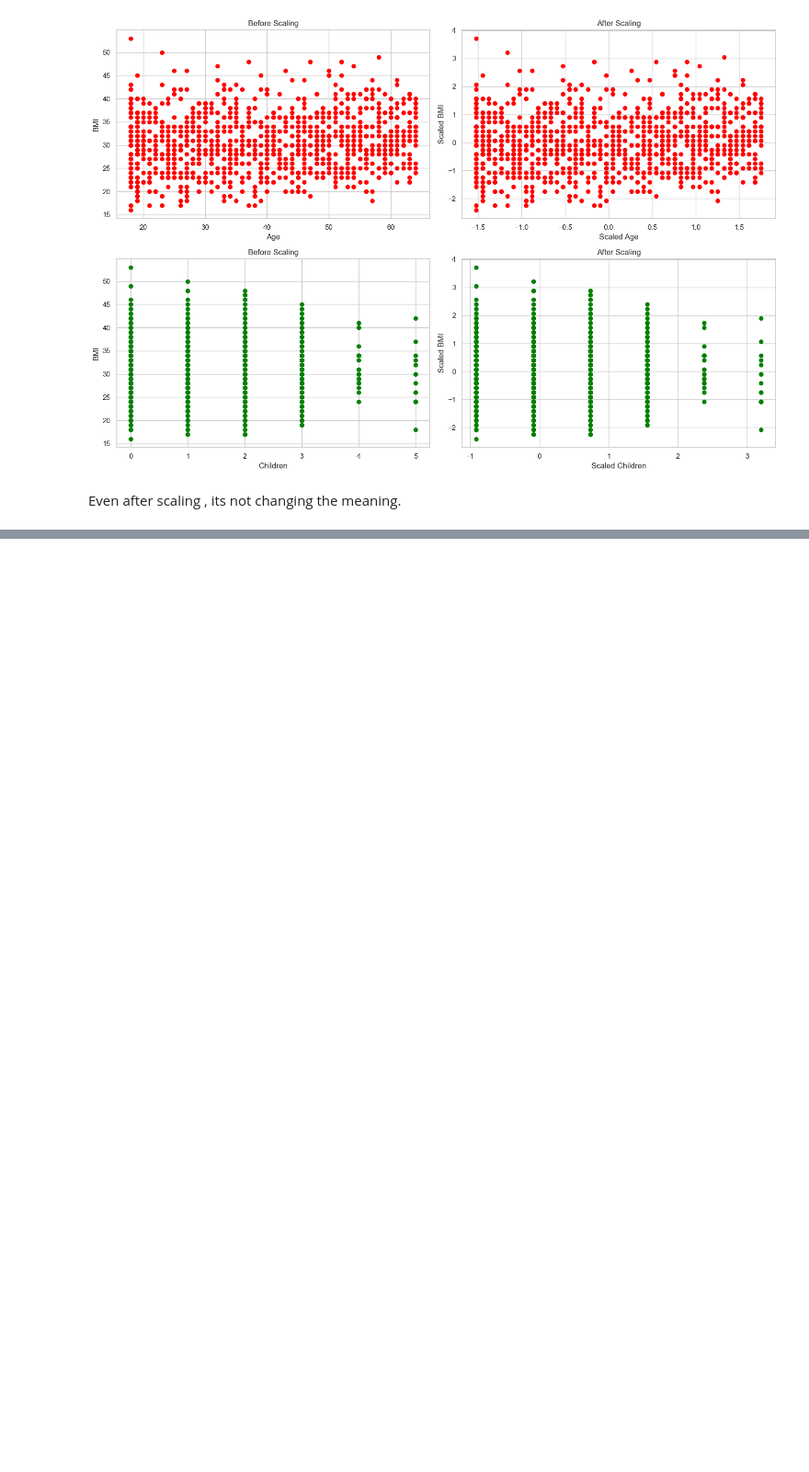
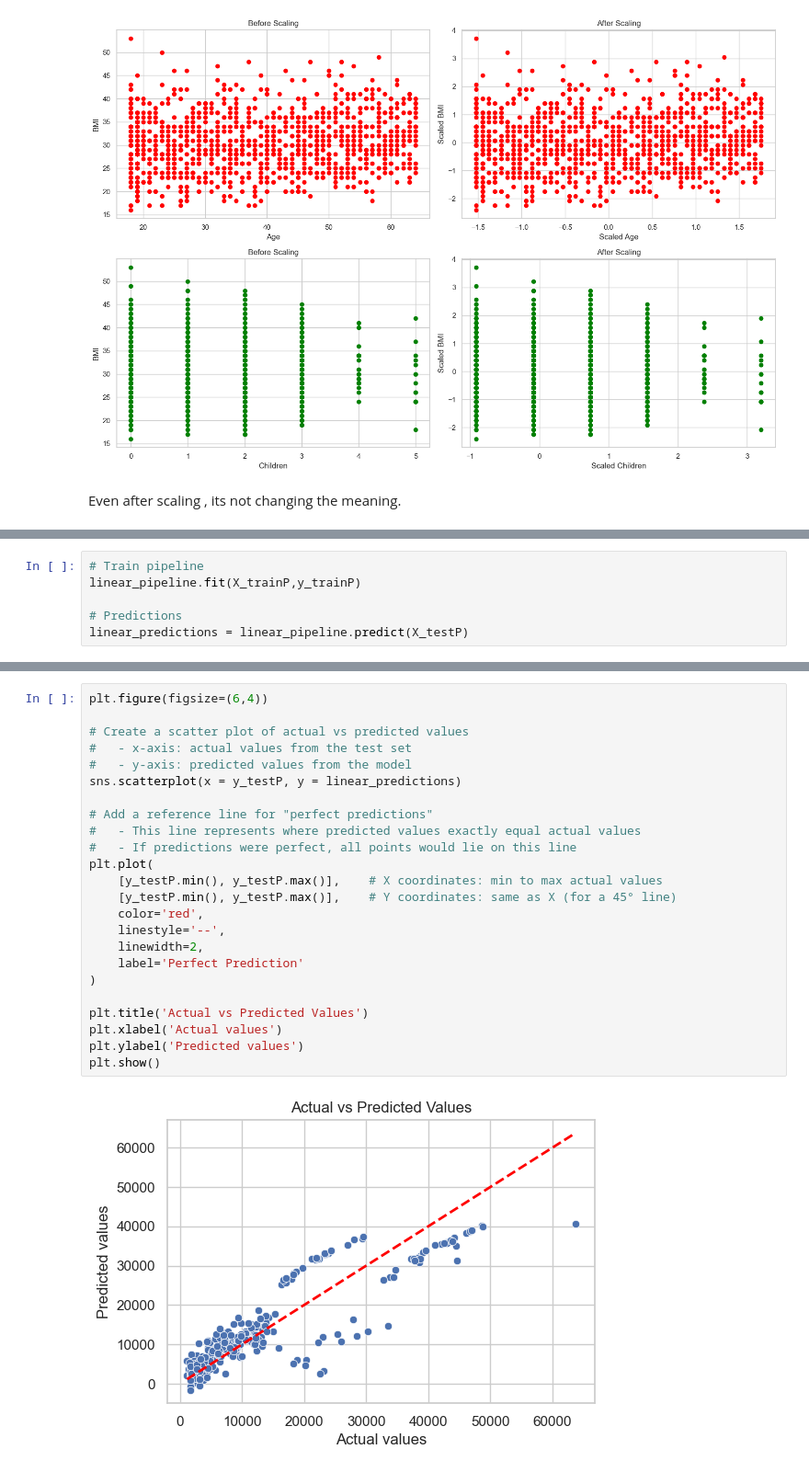
Before and after one commit to SoeRatch/applied-ml, a Jupyter notebook: regression/insurance_price_prediction/notebooks/insurance_price_prediction.ipynb, the cells around one changed output, grey strips where cells are left out. Shown at 92% size. Saved outputs shown, nothing was run; the diff lists cells and outputs as text; blank space fills up the shorter version.

Commit message:
Multiple Regression analysis - Insurance price prediction

```diff
--- a/regression/insurance_price_prediction/notebooks/insurance_price_prediction.ipynb
+++ b/regression/insurance_price_prediction/notebooks/insurance_price_prediction.ipynb
@@ -355,0 +444,6 @@ Even after scaling , its not changing the meaning.
+# %%
+# Train pipeline
+linear_pipeline.fit(X_trainP,y_trainP)
+
+# Predictions
+linear_predictions = linear_pipeline.predict(X_testP)
@@ -355,0 +572,26 @@ Even after scaling , its not changing the meaning.
+# %%
+plt.figure(figsize=(6,4))
+
+# Create a scatter plot of actual vs predicted values
+#   - x-axis: actual values from the test set
+#   - y-axis: predicted values from the model
+sns.scatterplot(x = y_testP, y = linear_predictions)
+
+# Add a reference line for "perfect predictions"
+#   - This line represents where predicted values exactly equal actual values
+#   - If predictions were perfect, all points would lie on this line
+plt.plot(
+    [y_testP.min(), y_testP.max()],    # X coordinates: min to max actual values
+    [y_testP.min(), y_testP.max()],    # Y coordinates: same as X (for a 45° line)
+    color='red',
+    linestyle='--',
+    linewidth=2,
+    label='Perfect Prediction'
+)
+
+plt.title('Actual vs Predicted Values')
+plt.xlabel('Actual values')
+plt.ylabel('Predicted values')
+plt.show()
+# %% [output]
+[figure, added]
```
Also changed, not shown: parts of 19 cells of this notebook.
